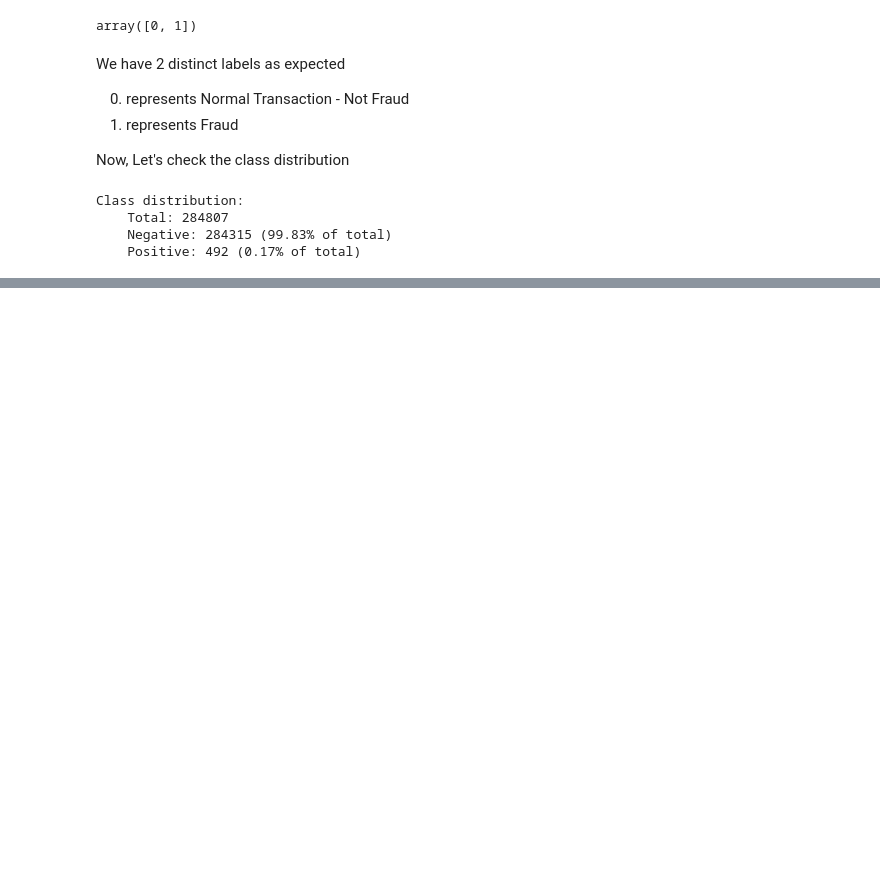
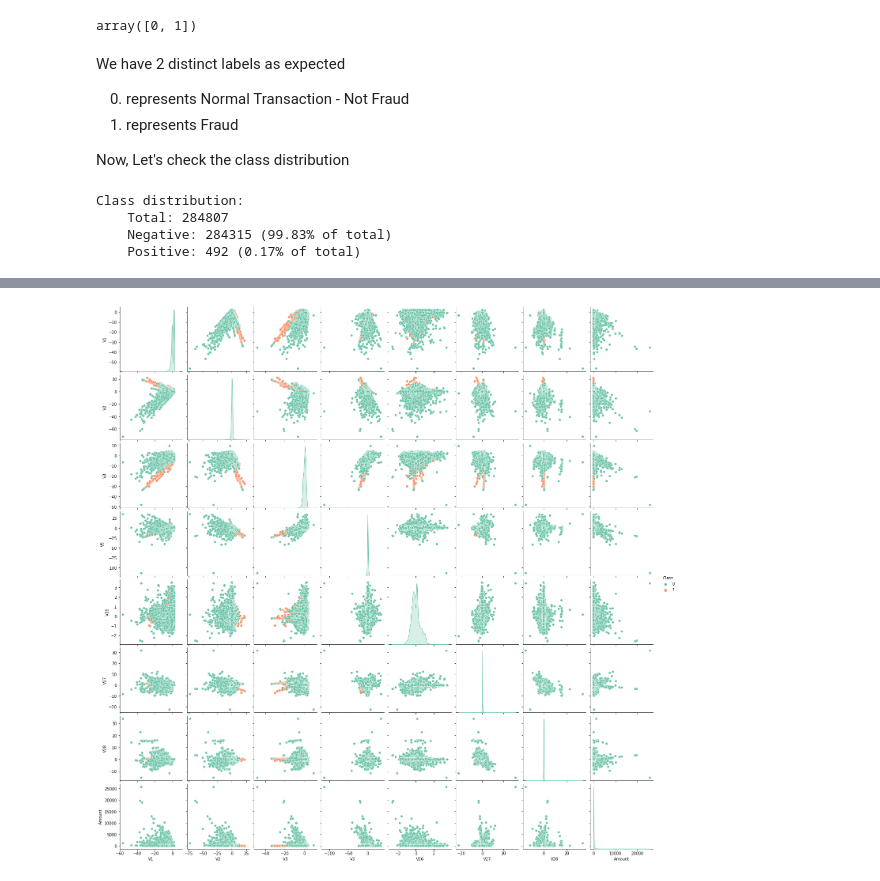
Before and after one commit to iRahulPandey/medium-articles, a Jupyter notebook: Imbalanced_Dataset.ipynb, the cells around one changed output, grey strips where cells are left out. Cells and saved outputs as stored; diff of their text form; code cells hidden in the pictures; blank space fills up the shorter version.

```diff
--- a/Imbalanced_Dataset.ipynb
+++ b/Imbalanced_Dataset.ipynb
@@ -105,0 +114,8 @@ sns.countplot(x = 'Class', data=df);
+# %%
+# some quick visualizatioon
+numeric_columns = ['V1', 'V2', 'V3', 'V5', 'V26', 'V27', 'V28', 'Amount', 'Class']
+
+# pair plot to see how distribution looks
+sns.pairplot(df[numeric_columns], hue='Class', palette='Set2');
+# %% [output]
+[figure, added]
```
Also changed, not shown: parts of 28 cells of this notebook.
